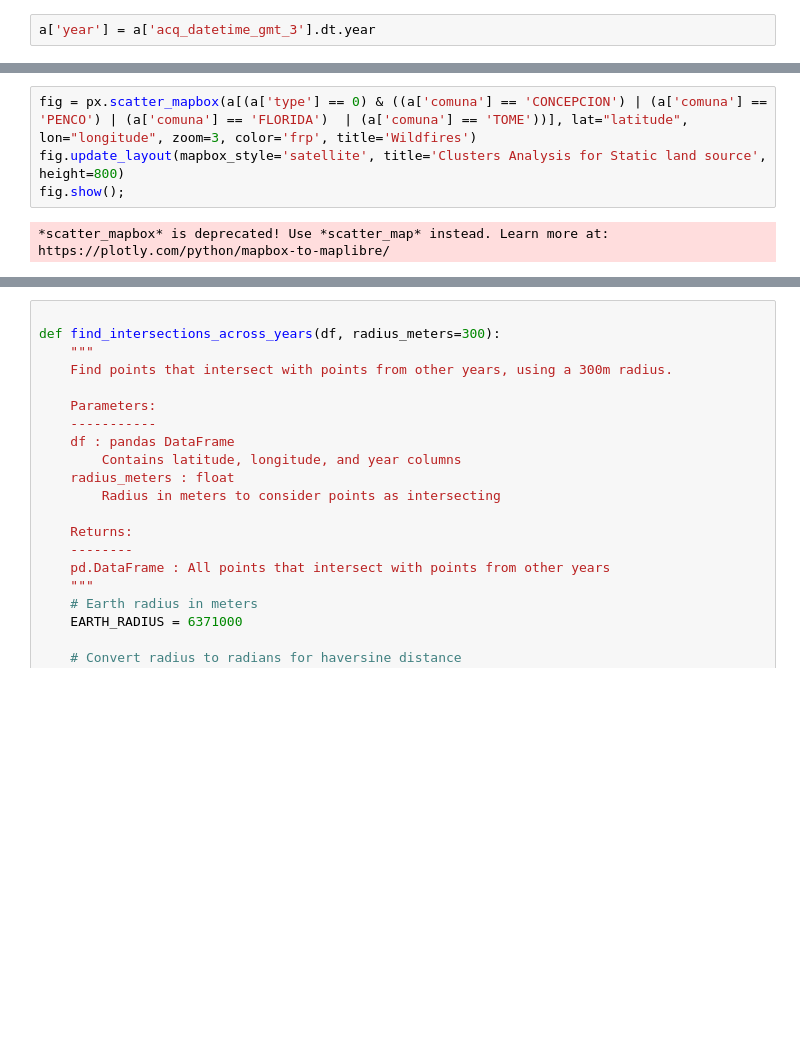
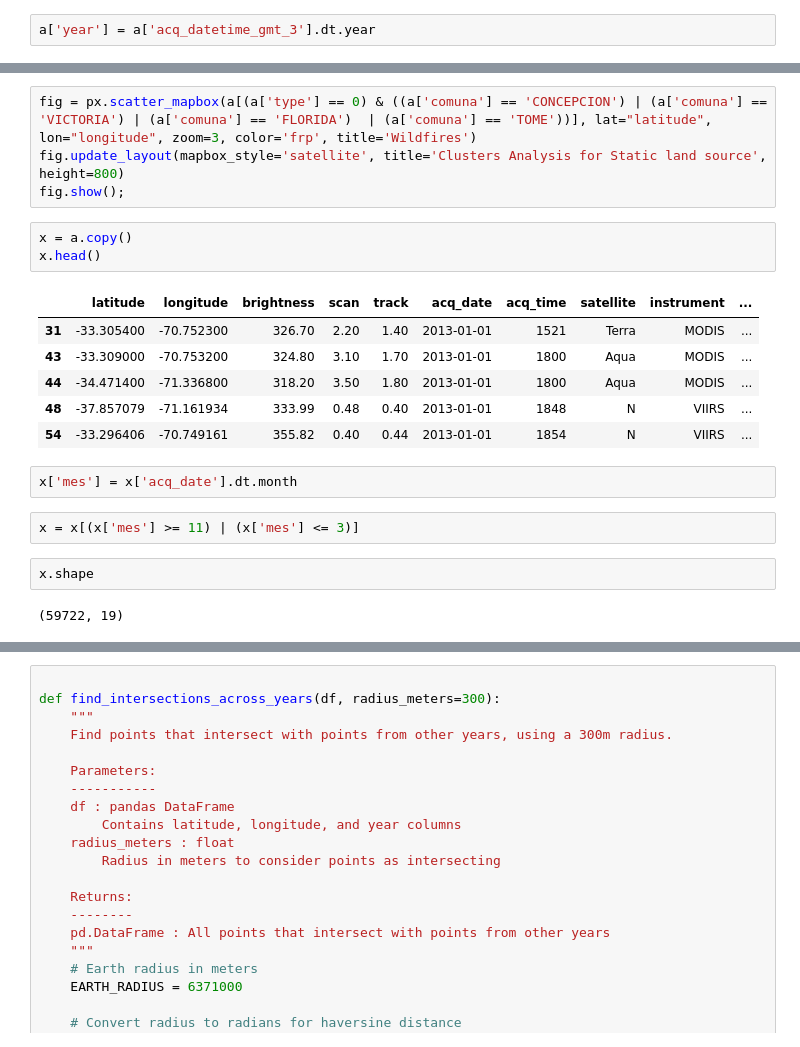
Before and after one commit to sebastiantare/chileanfires, a Jupyter notebook: notebooks/FiresComunas.ipynb, the cells around one changed output, grey strips where cells are left out. Saved outputs shown, nothing was run; the diff lists cells and outputs as text; blank space fills up the shorter version.

```diff
--- a/notebooks/FiresComunas.ipynb
+++ b/notebooks/FiresComunas.ipynb
@@ -80,6 +82,22 @@ a.shape
 # %%
-fig = px.scatter_mapbox(a[(a['type'] == 0) & ((a['comuna'] == 'CONCEPCION') | (a['comuna'] == 'PENCO') | (a['comuna'] == 'FLORIDA')  | (a['comuna'] == 'TOME'))], lat="latitude", lon="longitude", zoom=3, color='frp', title='Wildfires')
+fig = px.scatter_mapbox(a[(a['type'] == 0) & ((a['comuna'] == 'CONCEPCION') | (a['comuna'] == 'VICTORIA') | (a['comuna'] == 'FLORIDA')  | (a['comuna'] == 'TOME'))], lat="latitude", lon="longitude", zoom=3, color='frp', title='Wildfires')
 fig.update_layout(mapbox_style='satellite', title='Clusters Analysis for Static land source', height=800)
 fig.show();
-# %% [output]
-*scatter_mapbox* is deprecated! Use *scatter_map* instead. Learn more at: https://plotly.com/python/mapbox-to-maplibre/
+# %%
+x = a.copy()
+x.head()
+# %% [output]
+|  | latitude | longitude | brightness | scan | track | acq_date | acq_time | satellite | instrument | ... |
+| 31 | -33.305400 | -70.752300 | 326.70 | 2.20 | 1.40 | 2013-01-01 | 1521 | Terra | MODIS | ... |
+| 43 | -33.309000 | -70.753200 | 324.80 | 3.10 | 1.70 | 2013-01-01 | 1800 | Aqua | MODIS | ... |
+| 44 | -34.471400 | -71.336800 | 318.20 | 3.50 | 1.80 | 2013-01-01 | 1800 | Aqua | MODIS | ... |
+| 48 | -37.857079 | -71.161934 | 333.99 | 0.48 | 0.40 | 2013-01-01 | 1848 | N | VIIRS | ... |
+| 54 | -33.296406 | -70.749161 | 355.82 | 0.40 | 0.44 | 2013-01-01 | 1854 | N | VIIRS | ... |
+# %%
+x['mes'] = x['acq_date'].dt.month
+# %%
+x = x[(x['mes'] >= 11) | (x['mes'] <= 3)]
+# %%
+x.shape
+# %% [output]
+(59722, 19)
```
Also changed, not shown: parts of 16 cells of this notebook, 1 other file.
